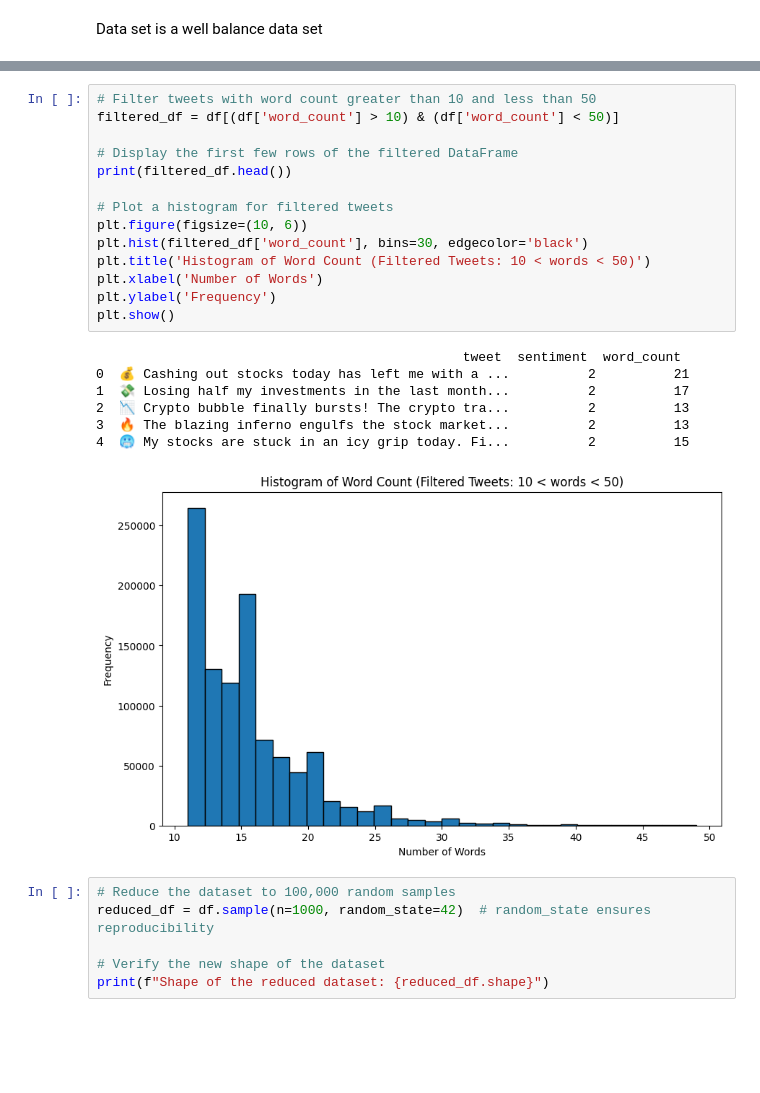
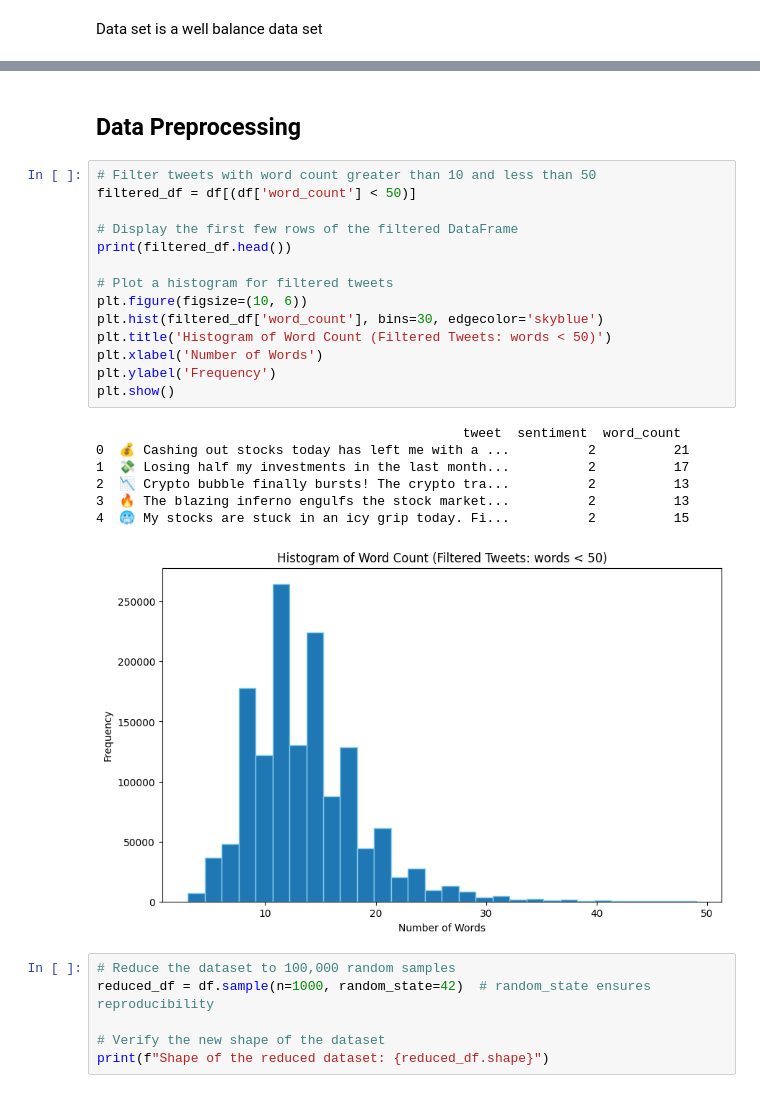
Before and after one commit to sahanchamod/cse-sentiment-analysis, a Jupyter notebook: cse_sentiment_analysis.ipynb, the cells around one changed output, grey strips where cells are left out. Saved outputs shown, nothing was run; the diff lists cells and outputs as text; blank space fills up the shorter version.

```diff
--- a/cse_sentiment_analysis.ipynb
+++ b/cse_sentiment_analysis.ipynb
@@ -80,25 +95,27 @@ plt.show()
+# %% [markdown]
+## Data Preprocessing
 # %%
 # Filter tweets with word count greater than 10 and less than 50
-filtered_df = df[(df['word_count'] > 10) & (df['word_count'] < 50)]
+filtered_df = df[(df['word_count'] < 50)]
 
 # Display the first few rows of the filtered DataFrame
 print(filtered_df.head())
 
 # Plot a histogram for filtered tweets
 plt.figure(figsize=(10, 6))
-plt.hist(filtered_df['word_count'], bins=30, edgecolor='black')
-plt.title('Histogram of Word Count (Filtered Tweets: 10 < words < 50)')
+plt.hist(filtered_df['word_count'], bins=30, edgecolor='skyblue')
+plt.title('Histogram of Word Count (Filtered Tweets: words < 50)')
 plt.xlabel('Number of Words')
 plt.ylabel('Frequency')
 plt.show()
 # %% [output]
                                                tweet  sentiment  word_count
 0  💰 Cashing out stocks today has left me with a ...          2          21
 1  💸 Losing half my investments in the last month...          2          17
 2  📉 Crypto bubble finally bursts! The crypto tra...          2          13
 3  🔥 The blazing inferno engulfs the stock market...          2          13
 4  🥶 My stocks are stuck in an icy grip today. Fi...          2          15
-[figure, old version]
+[figure, new version]
 # %%
 # Reduce the dataset to 100,000 random samples
 reduced_df = df.sample(n=1000, random_state=42)  # random_state ensures reproducibility
```
Also changed, not shown: parts of 12 cells of this notebook, 1 other file.
